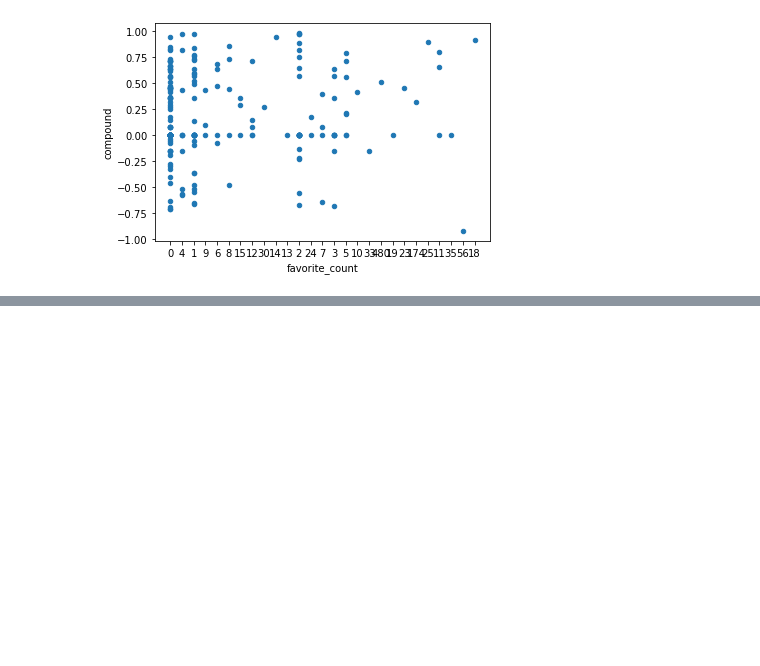
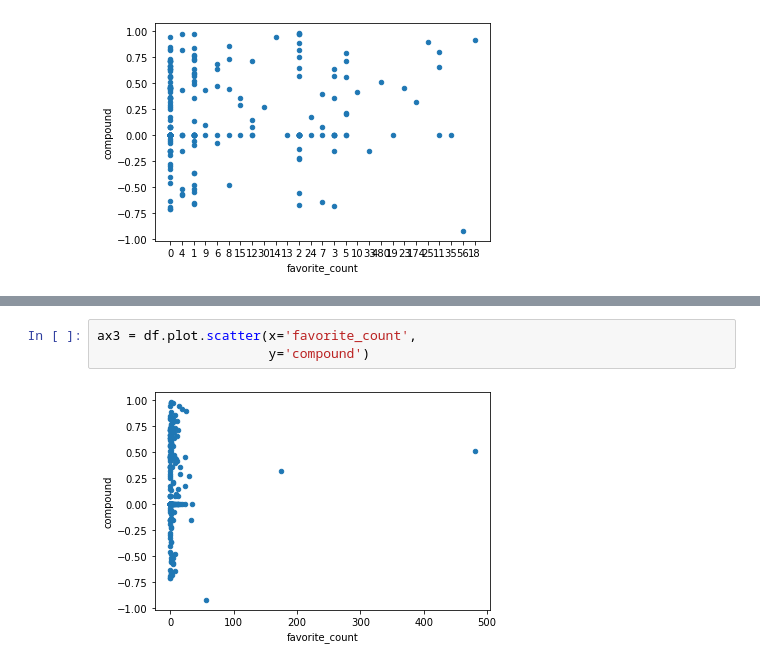
Before and after one commit to samanthasains/RDShipWars, a Jupyter notebook: test-train.ipynb, the cells around one changed output, grey strips where cells are left out. Drawn from its saved outputs; the diff is of its cells as text; blank space fills up the shorter version.

```diff
--- a/test-train.ipynb
+++ b/test-train.ipynb
@@ -203,0 +213,5 @@ ax3 = df.plot.scatter(x='favorite_count',
+# %%
+ax3 = df.plot.scatter(x='favorite_count',
+                      y='compound')
+# %% [output]
+[figure, added]
```
Also changed, not shown: parts of 9 cells of this notebook, 7 other files.
